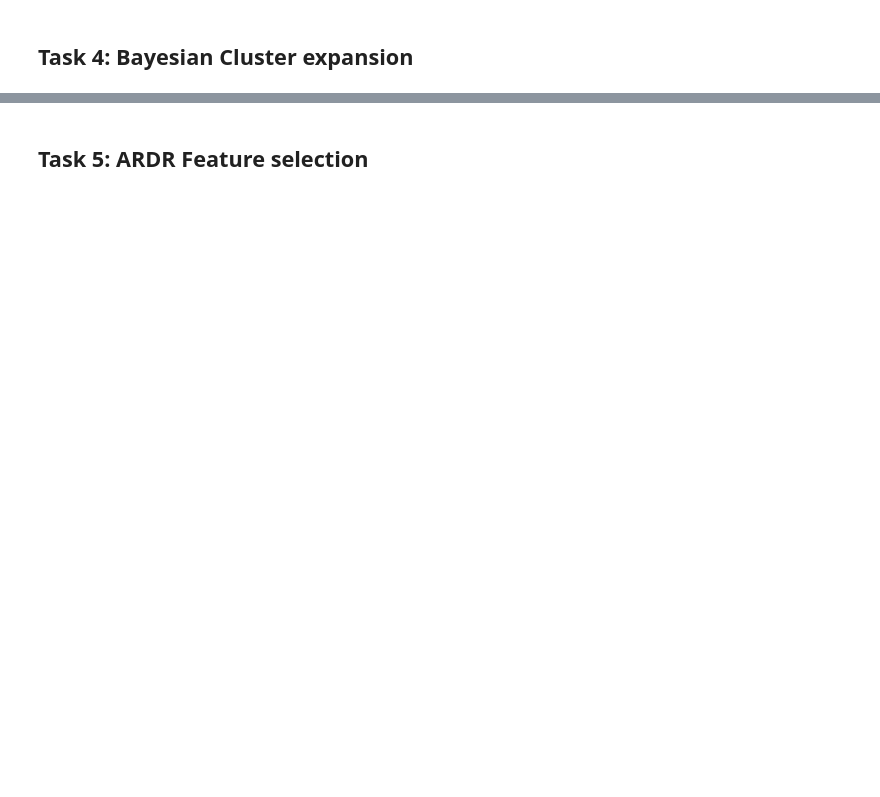
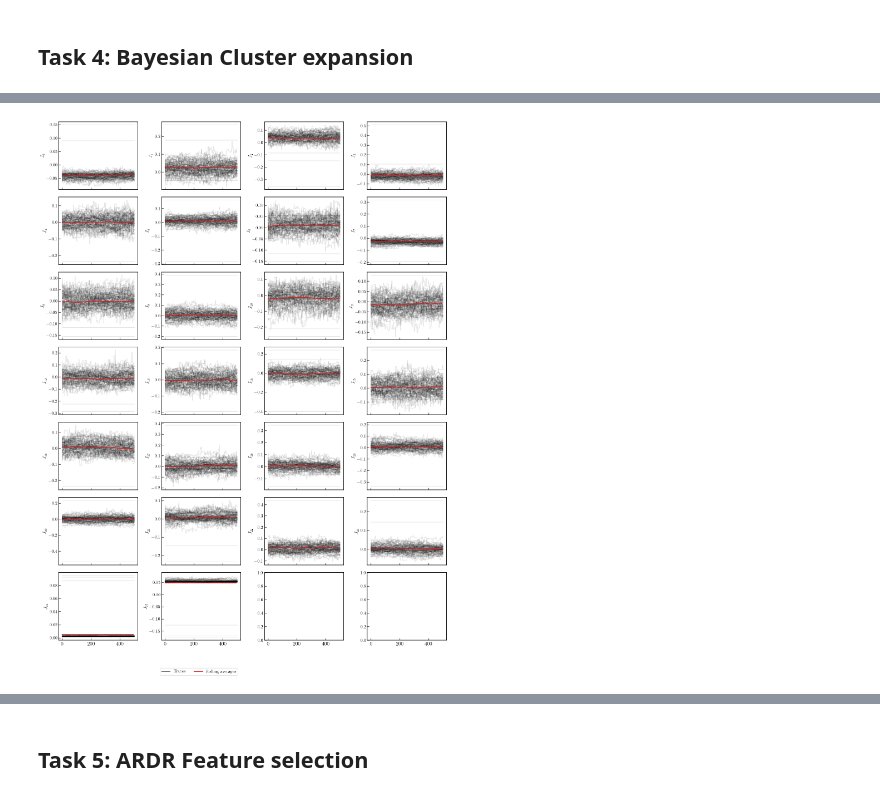
Before and after one commit to stommen/tif345_projects, a Jupyter notebook: project_2a/project2a_LBOS.ipynb, the cells around one changed output, grey strips where cells are left out. Drawn from its saved outputs; the diff is of its cells as text; code cells hidden in the pictures; blank space fills up the shorter version.

```diff
--- a/project_2a/project2a_LBOS.ipynb
+++ b/project_2a/project2a_LBOS.ipynb
@@ -348,0 +415,13 @@ CV-RMSE with optimal gammas: 0.0048 eV/atom
+# %%
+
+sampler.reset()
+final_pos, final_prob, final_state = sampler.run_mcmc(pos, 500, progress=True)
+# %%
+
+fig, axs = plt.subplots(nrows=7, ncols=4, figsize=(15, 20), sharex=True)
+trace_plotter(axs.flatten()[:-2], sampler, iterations=500, sampler_idx='_task3', ndim=ndim, save=False)
+
+plt.tight_layout()
+plt.show()
+# %% [output]
+[figure, added]
```
Also changed, not shown: parts of 12 cells of this notebook.
